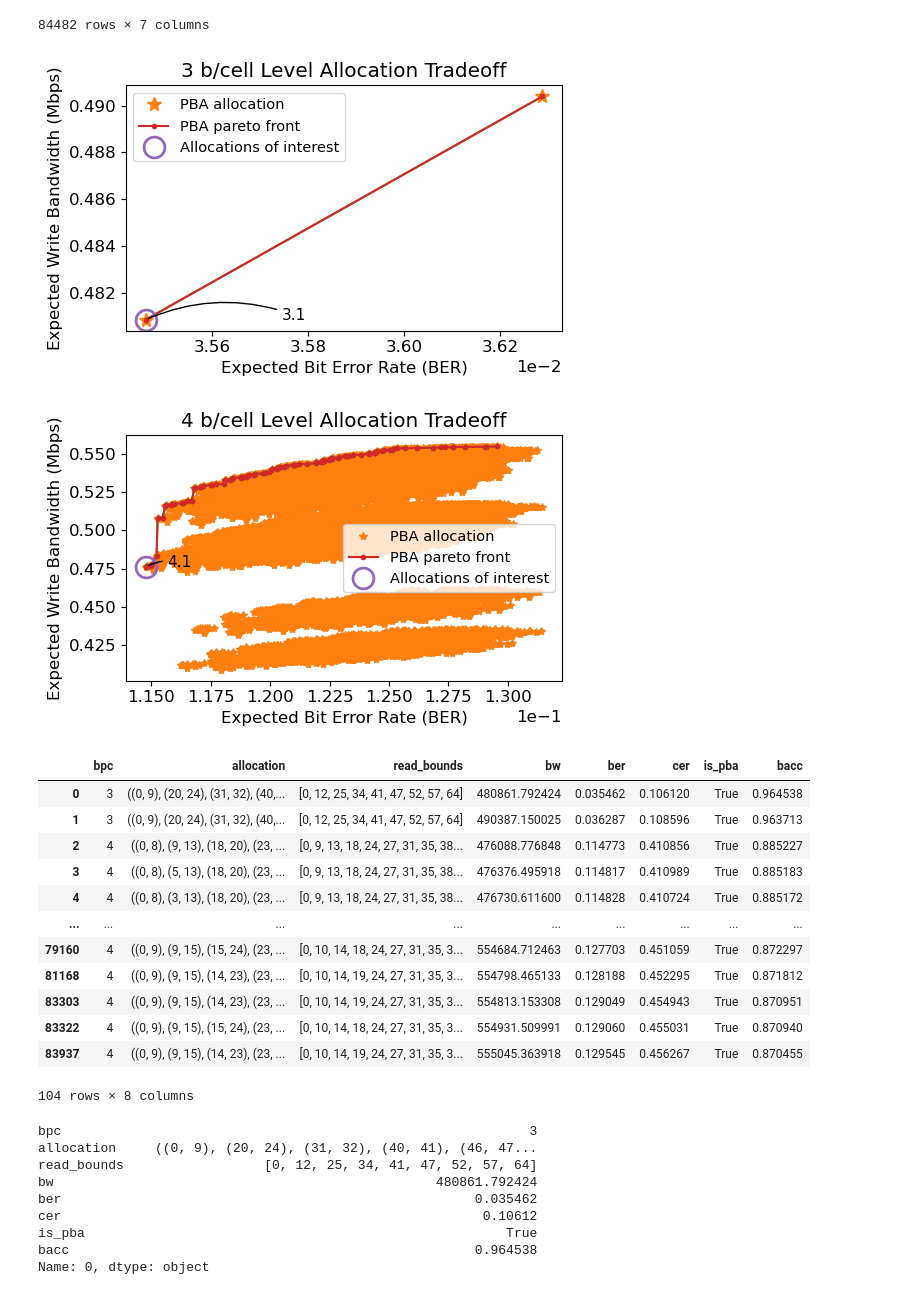
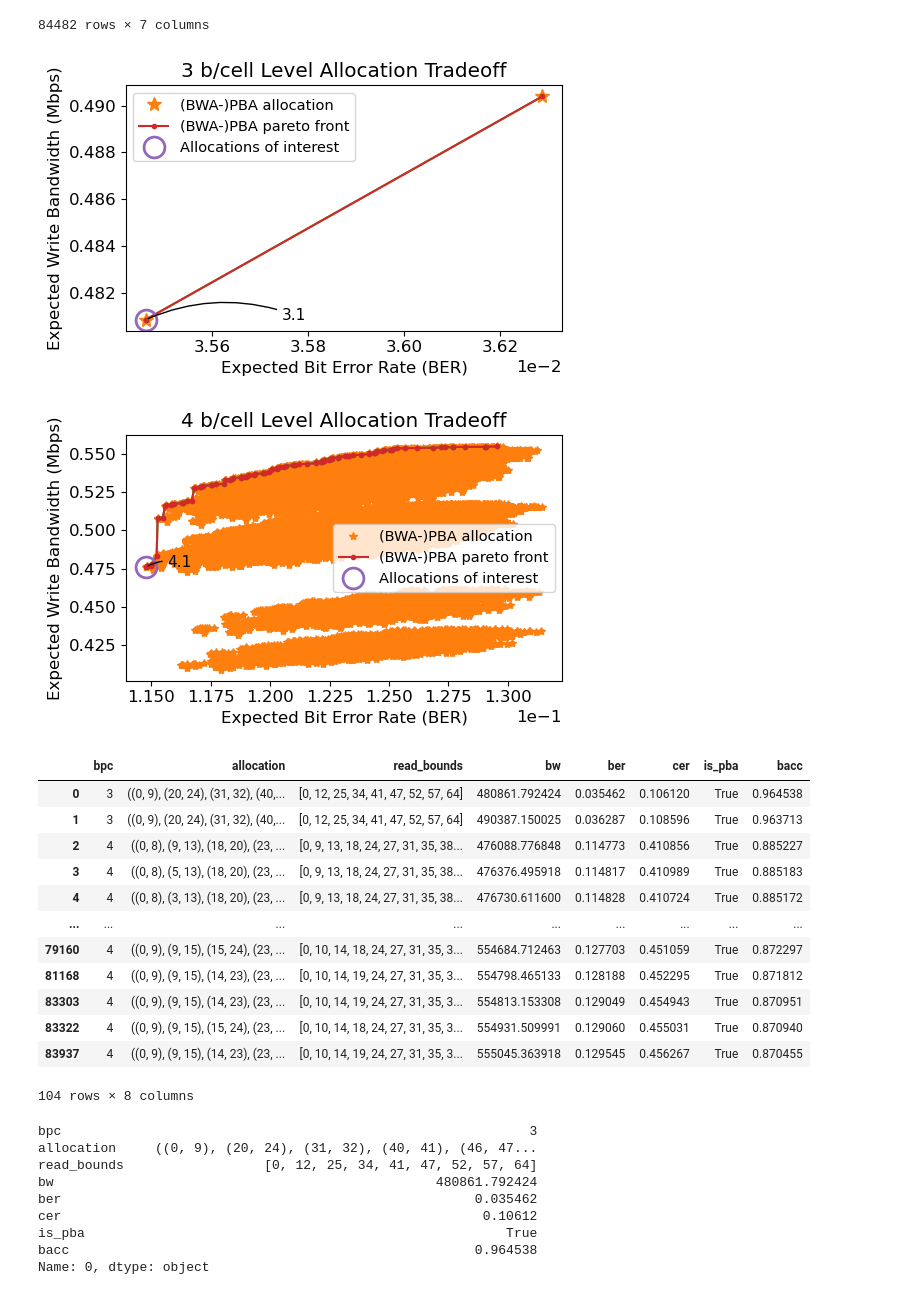
Before and after one commit to akashlevy/ember-python, a Jupyter notebook: analysis/allocation34.ipynb, the cells around one changed output. Saved outputs shown, nothing was run; the diff lists cells and outputs as text; code cells hidden in the pictures.

```diff
--- a/analysis/allocation34.ipynb
+++ b/analysis/allocation34.ipynb
@@ -230,42 +230,42 @@ for bpc in range(3, 5):
     data_bpc = data_bpc.sort_values("is_pba",ascending=False,kind="stable").drop_duplicates(subset=["ber", "bw"])
 
     plt.plot(data_bpc["ber"], data_bpc["bw"] / 1e6, ".") #, label="BWA-PBA allocation")
-    plt.plot(data_bpc[data_bpc["is_pba"]]["ber"], data_bpc[data_bpc["is_pba"]]["bw"] / 1e6, "*", markersize=10 if bpc == 3 else None, label="PBA allocation")
+    plt.plot(data_bpc[data_bpc["is_pba"]]["ber"], data_bpc[data_bpc["is_pba"]]["bw"] / 1e6, "*", markersize=10 if bpc == 3 else None, label="(BWA-)PBA allocation")
 
     costs = data_bpc[["bacc", "bw"]].values
     unique_costs = data_bpc[["bacc", "bw"]].drop_duplicates().values #
     is_pareto = np.ones(costs.shape[0], dtype = bool)
     for i, c in enumerate(costs):
         is_pareto[i] = np.all(np.any(np.delete(costs,i,axis=0)<c, axis=1))
     best.append(data_bpc[is_pareto])
     plt.plot(data_bpc[is_pareto]["ber"], data_bpc[is_pareto]["bw"] / 1e6, '.-') #, label="BWA-PBA pareto front")
 
     pba_data_bpc = data_bpc[data_bpc["is_pba"]]
     pba_costs = pba_data_bpc[["bacc", "bw"]].values
     pba_is_pareto = np.ones(pba_data_bpc.shape[0], dtype = bool)
     for i, c in enumerate(pba_costs):
         pba_is_pareto[i] = np.all(np.any(np.delete(pba_costs,i,axis=0)<c, axis=1))
     best.append(pba_data_bpc[pba_is_pareto & (pba_data_bpc["ber"] == pba_data_bpc["ber"].min())])
-    plt.plot(pba_data_bpc[pba_is_pareto]["ber"], pba_data_bpc[pba_is_pareto]["bw"] / 1e6, '.-', label="PBA pareto front")
+    plt.plot(pba_data_bpc[pba_is_pareto]["ber"], pba_data_bpc[pba_is_pareto]["bw"] / 1e6, '.-', label="(BWA-)PBA pareto front")
 
     evaluate = data_bpc[data_bpc.index.isin(chosen_allocations.keys())]
     plt.plot(evaluate["ber"], evaluate["bw"] / 1e6, "o", label="Allocations of interest", markerfacecolor="none", markeredgewidth=2, markersize=15)
     for i, row in evaluate.iterrows():
         plt.annotate(chosen_allocations[i], (row["ber"], row["bw"] / 1e6), (row["ber"] * 1.008, row["bw"] / 1e6), fontsize=11, arrowprops=dict(arrowstyle="-", connectionstyle="arc3,rad=0.2"))
 
     plt.ticklabel_format(style="sci", axis="x", scilimits=(0,0))
     plt.title(f"{bpc} b/cell Level Allocation Tradeoff")
     plt.xlabel("Expected Bit Error Rate (BER)")
     plt.ylabel("Expected Write Bandwidth (Mbps)")
     plt.legend(fontsize=10.5, loc="best" if bpc == 3 else "right")
     plt.tight_layout()
-    plt.savefig(f"figs/{bpc}bpc_pareto.pdf")
+    plt.savefig(f"figs/{bpc}bpc_pareto.png", dpi=300, bbox_inches="tight")
     plt.show()
 best = pd.concat(best).drop_duplicates(subset=["allocation"])
 best
 # %% [output]
-[figure, old version]
+[figure, new version]
-[figure, old version]
+[figure, new version]
 |  | bpc | allocation | read_bounds | bw | ber | cer | is_pba | bacc |
 | 0 | 3 | ((0, 9), (20, 24), (31, 32), (40,... | [0, 12, 25, 34, 41, 47, 52, 57, 64] | 480861.792424 | 0.035462 | 0.106120 | True | 0.964538 |
 | 1 | 3 | ((0, 9), (20, 24), (31, 32), (40,... | [0, 12, 25, 34, 41, 47, 52, 57, 64] | 490387.150025 | 0.036287 | 0.108596 | True | 0.963713 |
```
Also changed, not shown: 5 other files.
